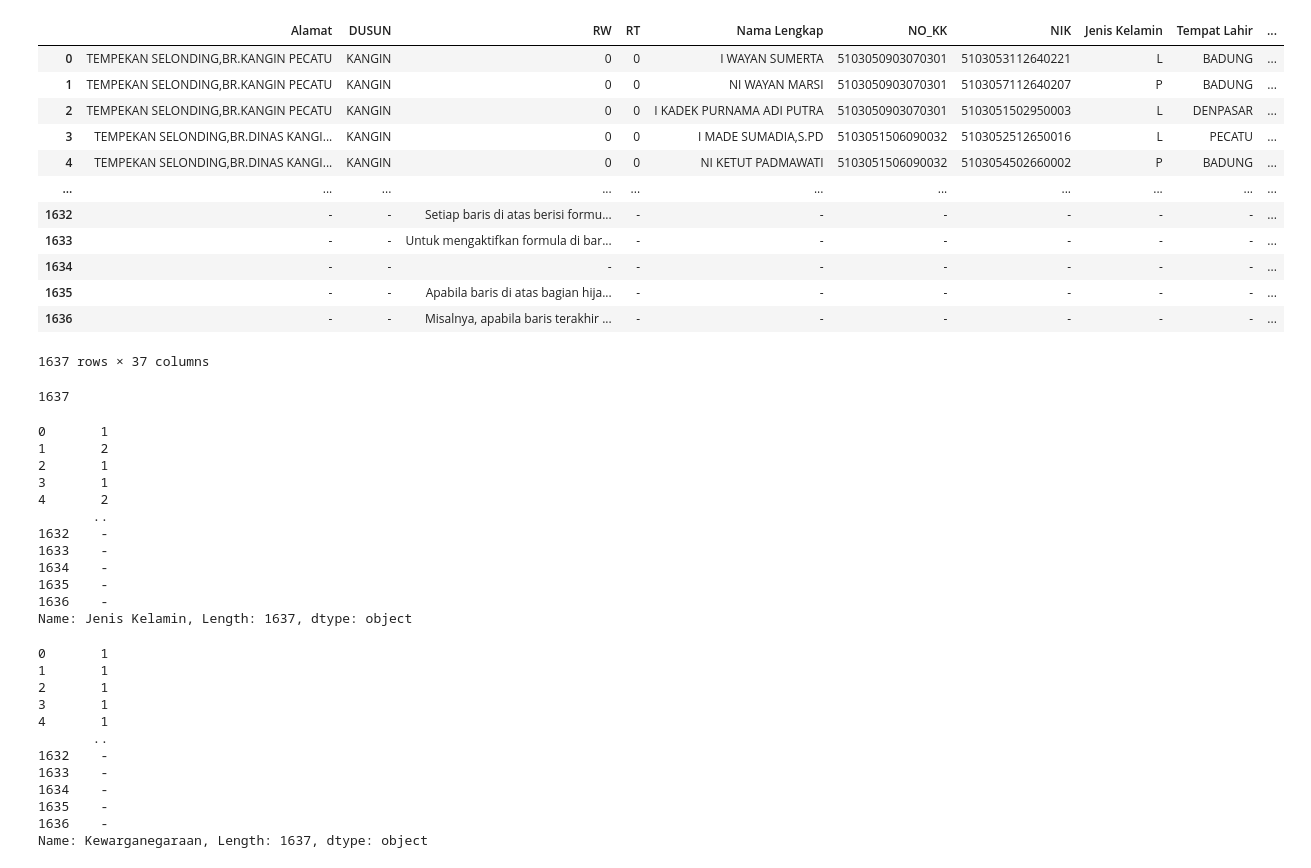
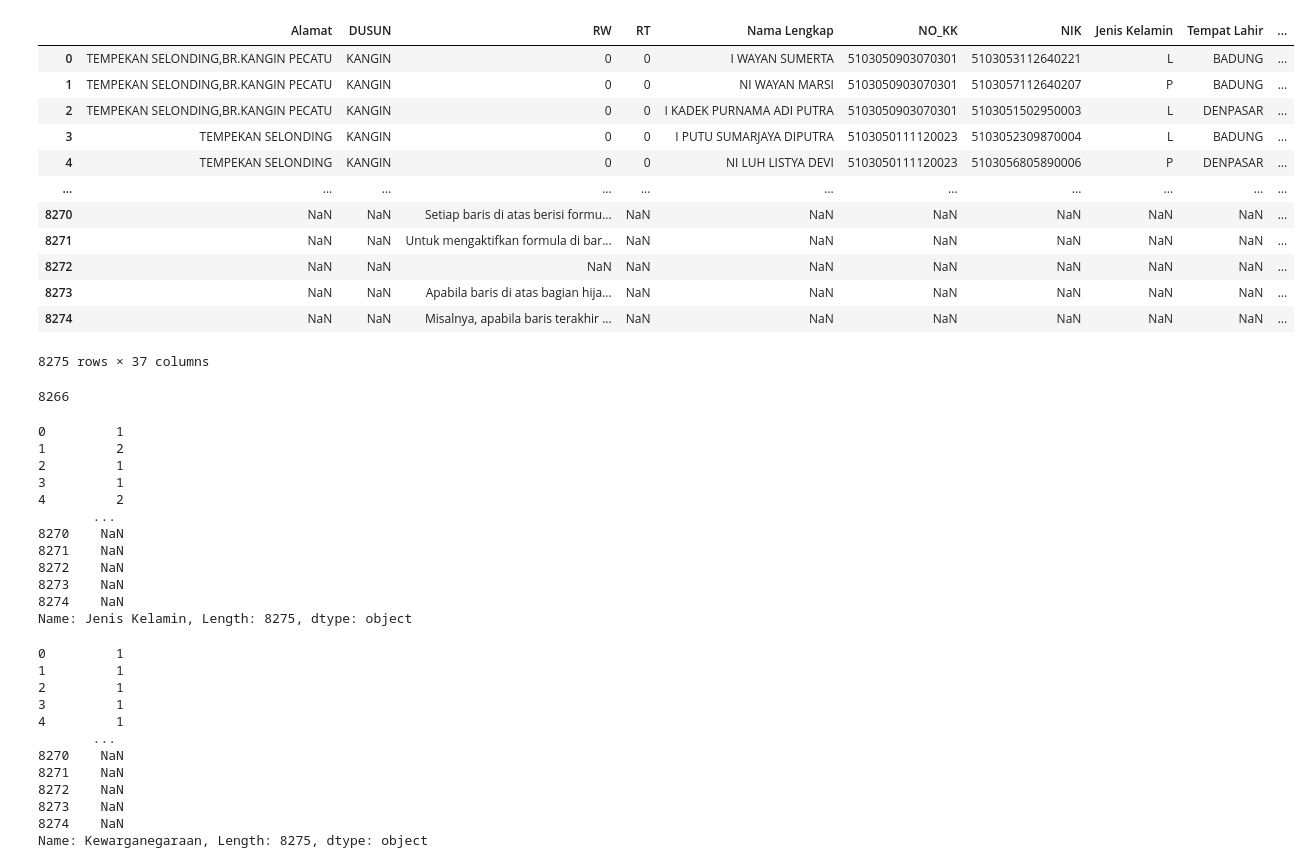
Before and after one commit to roderikmogot/opensid-teks-ke-kode-data-penduduk, a Jupyter notebook: experiment.ipynb, the cells around one changed output. Saved outputs shown, nothing was run; the diff lists cells and outputs as text; code cells hidden in the pictures.

```diff
--- a/experiment.ipynb
+++ b/experiment.ipynb
@@ -1,26 +1,26 @@
 # %%
 import pandas as pd
 # %%
-raw_data = pd.read_excel("FormatImportExcel (2) (2).xlsm", dtype=str, sheet_name="Data Penduduk")
+raw_data = pd.read_excel("FormatImportExcel (2).xlsm", dtype=str, sheet_name="Data Penduduk")
 raw_data
 # %% [output]
 |  | Alamat | DUSUN | RW | RT | Nama Lengkap | NO_KK | NIK | Jenis Kelamin | Tempat Lahir | ... |
 | 0 | TEMPEKAN SELONDING,BR.KANGIN PECATU | KANGIN | 0 | 0 | I WAYAN SUMERTA | 5103050903070301 | 5103053112640221 | L | BADUNG | ... |
 | 1 | TEMPEKAN SELONDING,BR.KANGIN PECATU | KANGIN | 0 | 0 | NI WAYAN MARSI | 5103050903070301 | 5103057112640207 | P | BADUNG | ... |
 | 2 | TEMPEKAN SELONDING,BR.KANGIN PECATU | KANGIN | 0 | 0 | I KADEK PURNAMA ADI PUTRA | 5103050903070301 | 5103051502950003 | L | DENPASAR | ... |
-| 3 | TEMPEKAN SELONDING,BR.DINAS KANGI... | KANGIN | 0 | 0 | I MADE SUMADIA,S.PD | 5103051506090032 | 5103052512650016 | L | PECATU | ... |
-| 4 | TEMPEKAN SELONDING,BR.DINAS KANGI... | KANGIN | 0 | 0 | NI KETUT PADMAWATI | 5103051506090032 | 5103054502660002 | P | BADUNG | ... |
+| 3 | TEMPEKAN SELONDING | KANGIN | 0 | 0 | I PUTU SUMARJAYA DIPUTRA | 5103050111120023 | 5103052309870004 | L | BADUNG | ... |
+| 4 | TEMPEKAN SELONDING | KANGIN | 0 | 0 | NI LUH LISTYA DEVI | 5103050111120023 | 5103056805890006 | P | DENPASAR | ... |
 | ... | ... | ... | ... | ... | ... | ... | ... | ... | ... | ... |
-| 1632 | - | - | Setiap baris di atas berisi formu... | - | - | - | - | - | - | ... |
-| 1633 | - | - | Untuk mengaktifkan formula di bar... | - | - | - | - | - | - | ... |
-| 1634 | - | - | - | - | - | - | - | - | - | ... |
-| 1635 | - | - | Apabila baris di atas bagian hija... | - | - | - | - | - | - | ... |
-| 1636 | - | - | Misalnya, apabila baris terakhir ... | - | - | - | - | - | - | ... |
+| 8270 | NaN | NaN | Setiap baris di atas berisi formu... | NaN | NaN | NaN | NaN | NaN | NaN | ... |
+| 8271 | NaN | NaN | Untuk mengaktifkan formula di bar... | NaN | NaN | NaN | NaN | NaN | NaN | ... |
+| 8272 | NaN | NaN | NaN | NaN | NaN | NaN | NaN | NaN | NaN | ... |
+| 8273 | NaN | NaN | Apabila baris di atas bagian hija... | NaN | NaN | NaN | NaN | NaN | NaN | ... |
+| 8274 | NaN | NaN | Misalnya, apabila baris terakhir ... | NaN | NaN | NaN | NaN | NaN | NaN | ... |
-1637 rows × 37 columns
+8275 rows × 37 columns
 # %%
 raw_data["NIK"].notna().sum()
 # %% [output]
-1637
+8266
 # %%
 for i, txt in enumerate(raw_data['Jenis Kelamin']):
     if txt == 'L':
@@ -29,18 +29,18 @@ for i, txt in enumerate(raw_data['Jenis Kelamin']):
         raw_data['Jenis Kelamin'][i] = '2'
 raw_data["Jenis Kelamin"]
 # %% [output]
-0       1
-1       2
-2       1
-3       1
-4       2
-       ..
-1632    -
-1633    -
-1634    -
-1635    -
-1636    -
-Name: Jenis Kelamin, Length: 1637, dtype: object
+0         1
+1         2
+2         1
+3         1
+4         2
+       ...
+8270    NaN
+8271    NaN
+8272    NaN
+8273    NaN
+8274    NaN
+Name: Jenis Kelamin, Length: 8275, dtype: object
 # %%
 for i, txt in enumerate(raw_data['Kewarganegaraan']):
     if txt == 'WNI':
@@ -49,18 +49,18 @@ for i, txt in enumerate(raw_data['Kewarganegaraan']):
         raw_data['Kewarganegaraan'][i] = '2'
 raw_data['Kewarganegaraan']
 # %% [output]
-0       1
-1       1
-2       1
-3       1
-4       1
-       ..
-1632    -
-1633    -
-1634    -
-1635    -
-1636    -
-Name: Kewarganegaraan, Length: 1637, dtype: object
+0         1
+1         1
+2         1
+3         1
+4         1
+       ...
+8270    NaN
+8271    NaN
+8272    NaN
+8273    NaN
+8274    NaN
+Name: Kewarganegaraan, Length: 8275, dtype: object
 # %%
 for i, txt in enumerate(raw_data['Pekerjaan']):
     if txt == 'BELUM/ TIDAK BEKERJA':
```
Also changed, not shown: parts of 24 cells of this notebook.
